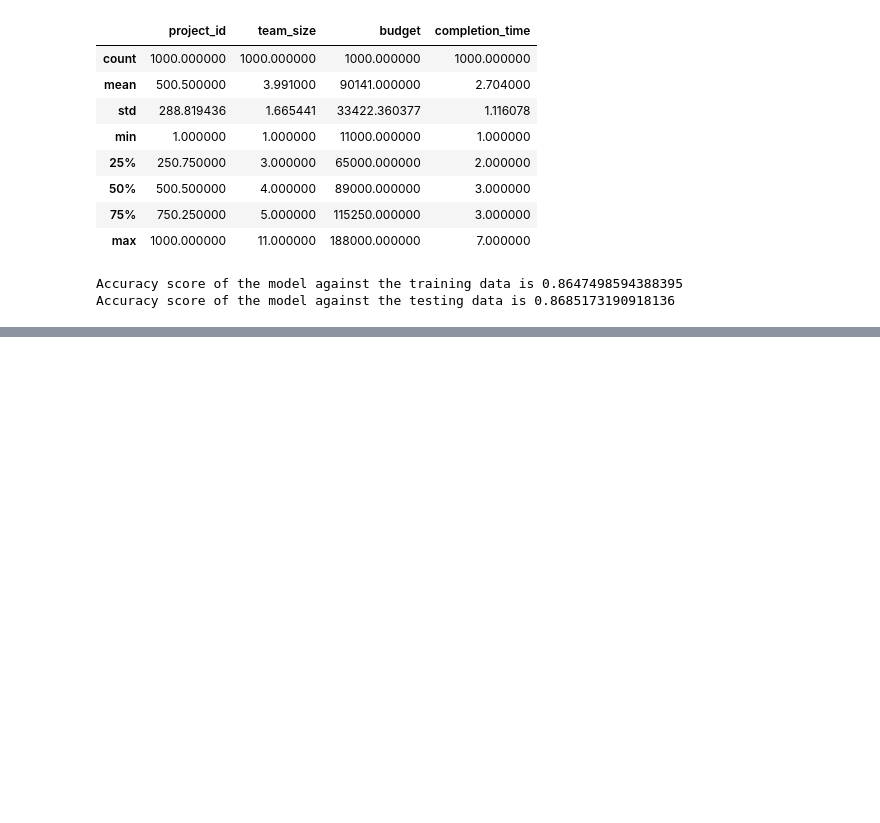
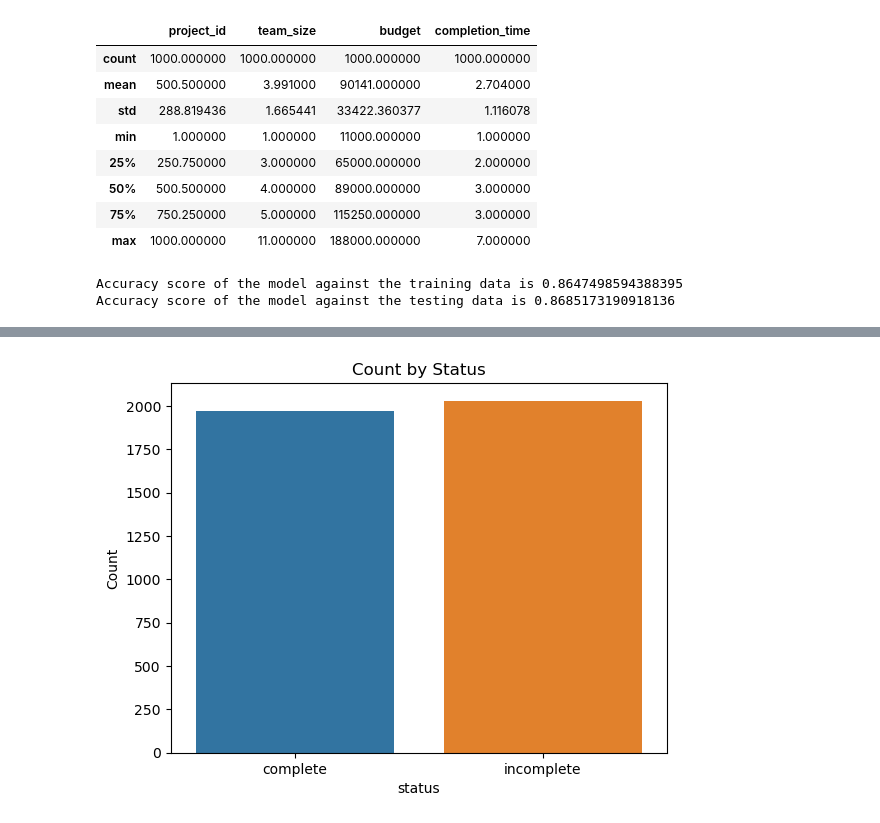
Before and after one commit to fnnelson/CapstoneProject, a Jupyter notebook: machine_learning/linear_regression.ipynb, the cells around one changed output, grey strips where cells are left out. Cells and saved outputs as stored; diff of their text form; code cells hidden in the pictures; blank space fills up the shorter version.

```diff
--- a/machine_learning/linear_regression.ipynb
+++ b/machine_learning/linear_regression.ipynb
@@ -59,0 +90,6 @@ pickle.dump(model, open('model.pkl','wb'))
+# %%
+status = tasks[["status"]].groupby(["status"]).size().reset_index(name = "Count")
+
+sns.barplot(status, y = "Count", x = "status").set(title = "Count by Status");
+# %% [output]
+[figure, added]
```
Also changed, not shown: parts of 7 cells of this notebook.
